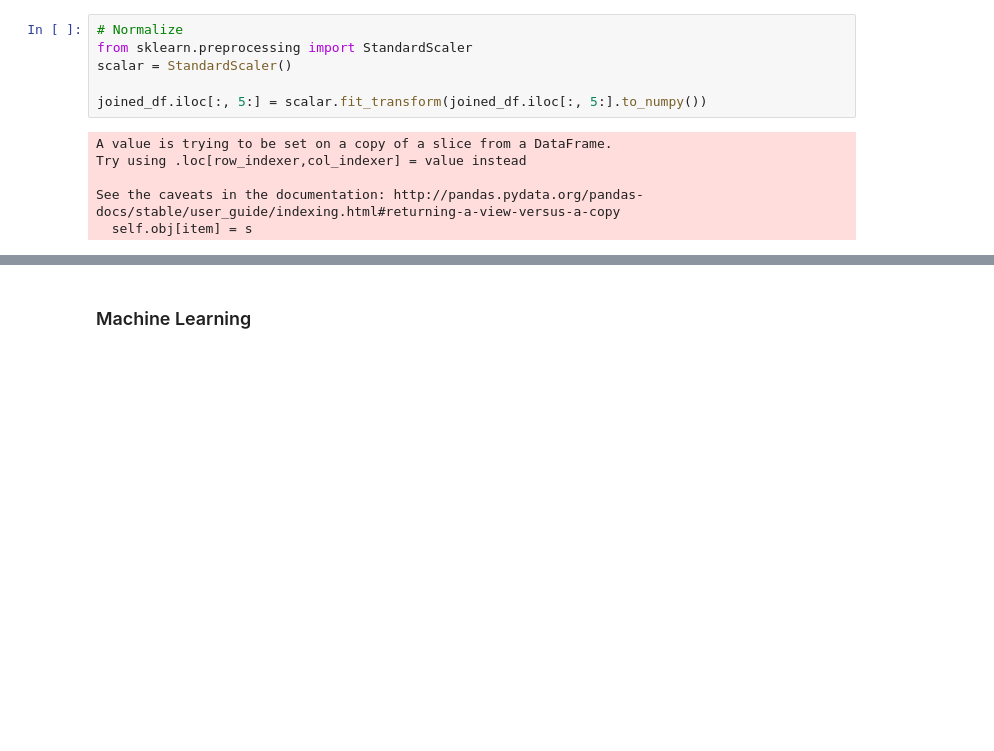
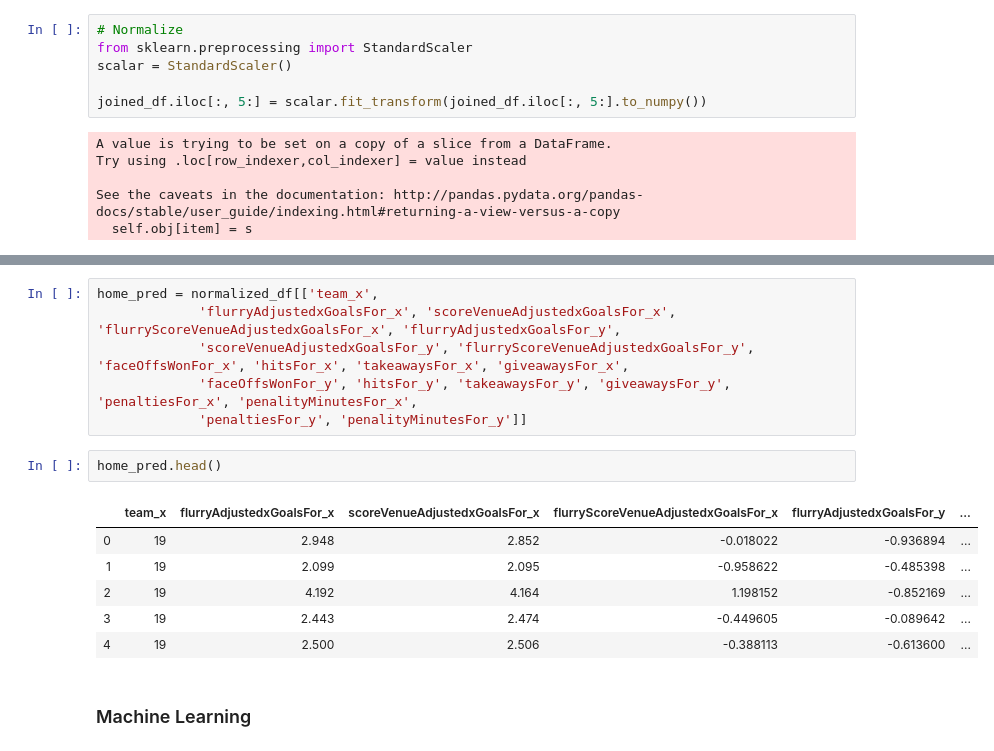
Before and after one commit to nanderson1982/NHL_Predicto, a Jupyter notebook: model/new_dataframe.ipynb, the cells around one changed output, grey strips where cells are left out. Cells and saved outputs as stored; diff of their text form; blank space fills up the shorter version.

```diff
--- a/model/new_dataframe.ipynb
+++ b/model/new_dataframe.ipynb
@@ -185,3 +194,18 @@ normalized_df.head()
+# %%
+home_pred = normalized_df[['team_x',
+             'flurryAdjustedxGoalsFor_x', 'scoreVenueAdjustedxGoalsFor_x', 'flurryScoreVenueAdjustedxGoalsFor_x', 'flurryAdjustedxGoalsFor_y',
+             'scoreVenueAdjustedxGoalsFor_y', 'flurryScoreVenueAdjustedxGoalsFor_y', 'faceOffsWonFor_x', 'hitsFor_x', 'takeawaysFor_x', 'giveawaysFor_x',
+             'faceOffsWonFor_y', 'hitsFor_y', 'takeawaysFor_y', 'giveawaysFor_y', 'penaltiesFor_x', 'penalityMinutesFor_x',
+             'penaltiesFor_y', 'penalityMinutesFor_y']]
+# %%
+home_pred.head()
+# %% [output]
+|  | team_x | flurryAdjustedxGoalsFor_x | scoreVenueAdjustedxGoalsFor_x | flurryScoreVenueAdjustedxGoalsFor_x | flurryAdjustedxGoalsFor_y | ... |
+| 0 | 19 | 2.948 | 2.852 | -0.018022 | -0.936894 | ... |
+| 1 | 19 | 2.099 | 2.095 | -0.958622 | -0.485398 | ... |
+| 2 | 19 | 4.192 | 4.164 | 1.198152 | -0.852169 | ... |
+| 3 | 19 | 2.443 | 2.474 | -0.449605 | -0.089642 | ... |
+| 4 | 19 | 2.500 | 2.506 | -0.388113 | -0.613600 | ... |
 # %% [markdown]
 ### Machine Learning
 # %%
```
Also changed, not shown: parts of 19 cells of this notebook.
